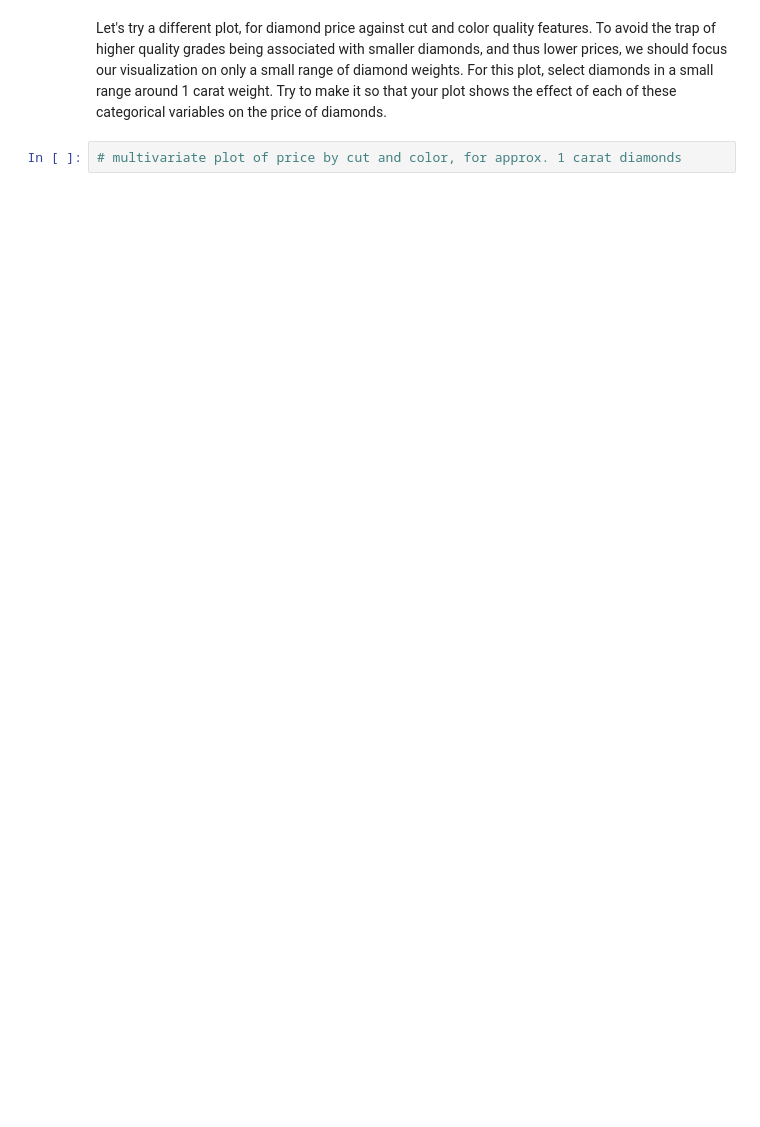
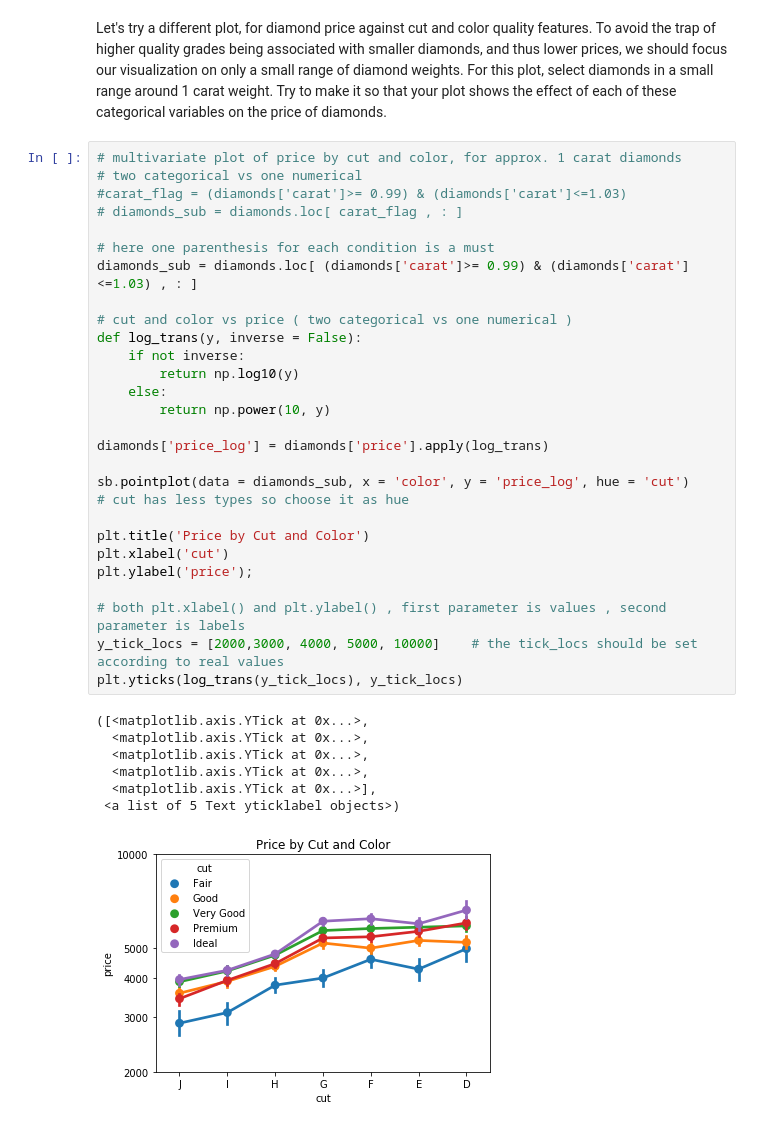
Before and after one commit to MarwaQabeel/Udacity-Data-Analyst-Nanodegree, a Jupyter notebook: Data Visualization/Visualization Case Study/Multivariate_Exploration.ipynb, the cells around one changed output. Drawn from its saved outputs; the diff is of its cells as text; blank space fills up the shorter version.

```diff
--- a/Data Visualization/Visualization Case Study/Multivariate_Exploration.ipynb
+++ b/Data Visualization/Visualization Case Study/Multivariate_Exploration.ipynb
@@ -41,5 +102,39 @@ Price by Carat and Clarity Comment 2: <span style="color:white">You should see a
 # %% [markdown]
 Let's try a different plot, for diamond price against cut and color quality features. To avoid the trap of higher quality grades being associated with smaller diamonds, and thus lower prices, we should focus our visualization on only a small range of diamond weights. For this plot, select diamonds in a small range around 1 carat weight. Try to make it so that your plot shows the effect of each of these categorical variables on the price of diamonds.
-# %%
-# multivariate plot of price by cut and color, for approx. 1 carat diamonds
+# %%
+# multivariate plot of price by cut and color, for approx. 1 carat diamonds
+# two categorical vs one numerical
+#carat_flag = (diamonds['carat']>= 0.99) & (diamonds['carat']<=1.03)
+# diamonds_sub = diamonds.loc[ carat_flag , : ]
+
+# here one parenthesis for each condition is a must
+diamonds_sub = diamonds.loc[ (diamonds['carat']>= 0.99) & (diamonds['carat']<=1.03) , : ]
+
+# cut and color vs price ( two categorical vs one numerical )
+def log_trans(y, inverse = False):
+    if not inverse:
+        return np.log10(y)
+    else:
+        return np.power(10, y)
+
+diamonds['price_log'] = diamonds['price'].apply(log_trans)
+
+sb.pointplot(data = diamonds_sub, x = 'color', y = 'price_log', hue = 'cut')
+# cut has less types so choose it as hue
+
+plt.title('Price by Cut and Color')
+plt.xlabel('cut')
+plt.ylabel('price');
+
+# both plt.xlabel() and plt.ylabel() , first parameter is values , second parameter is labels
+y_tick_locs = [2000,3000, 4000, 5000, 10000]    # the tick_locs should be set according to real values
+plt.yticks(log_trans(y_tick_locs), y_tick_locs)
+# %% [output]
+([<matplotlib.axis.YTick at 0x...>,
+  <matplotlib.axis.YTick at 0x...>,
+  <matplotlib.axis.YTick at 0x...>,
+  <matplotlib.axis.YTick at 0x...>,
+  <matplotlib.axis.YTick at 0x...>],
+ <a list of 5 Text yticklabel objects>)
+[figure, added]
 # %% [markdown]
```
Also changed, not shown: parts of 9 cells of this notebook.
